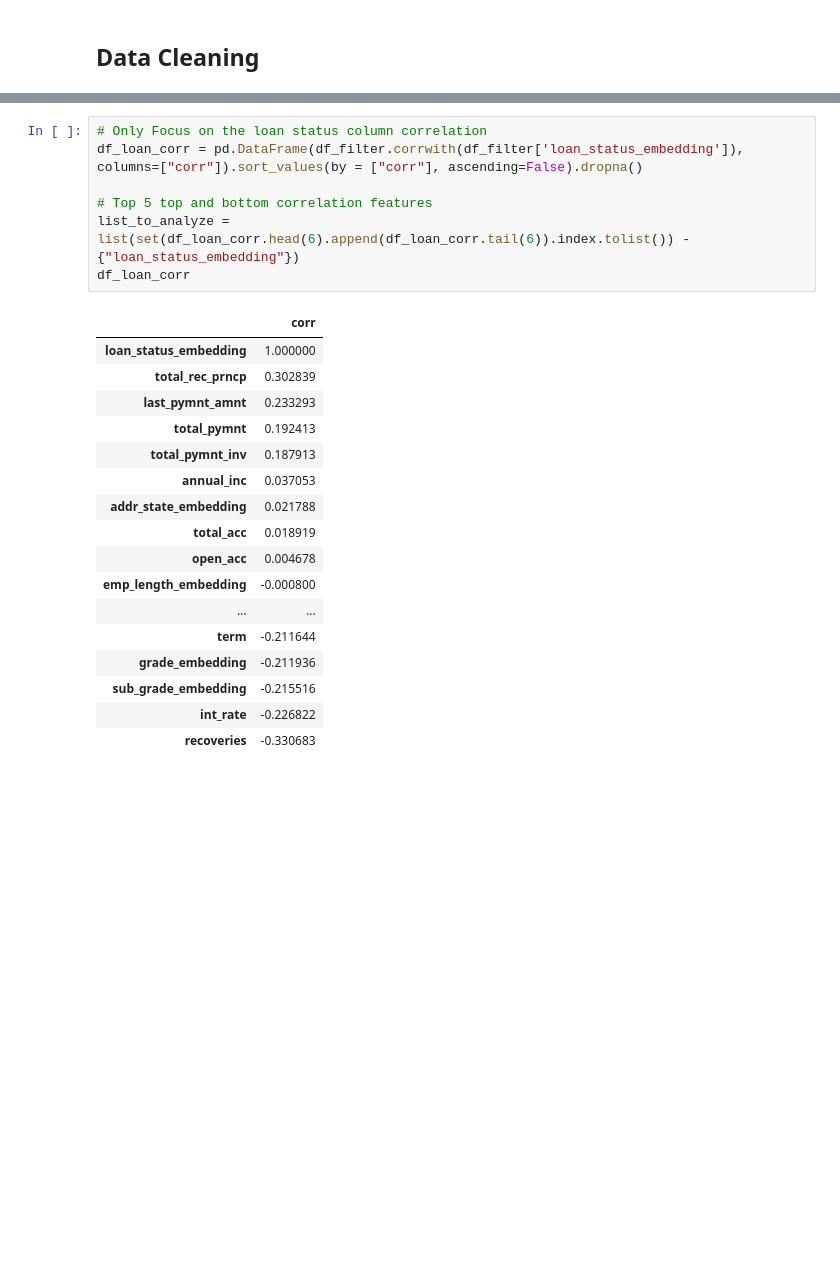
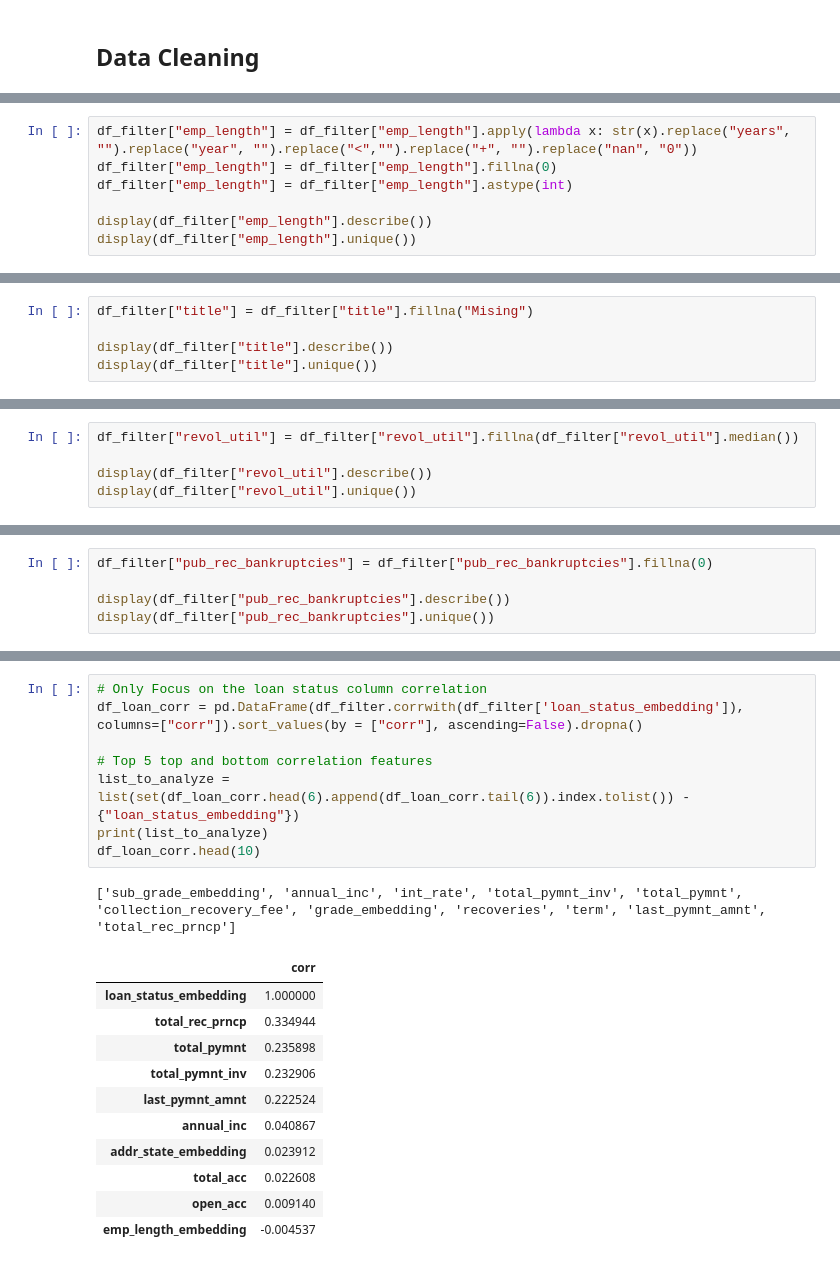
Before and after one commit to bigredbug47/LendingClubCase-Study, a Jupyter notebook: LendingClubCase.ipynb, the cells around one changed output, grey strips where cells are left out. Drawn from its saved outputs; the diff is of its cells as text; blank space fills up the shorter version.

```diff
--- a/LendingClubCase.ipynb
+++ b/LendingClubCase.ipynb
@@ -262,0 +316,7 @@ df_filter.shape
+# %%
+df_filter["emp_length"] = df_filter["emp_length"].apply(lambda x: str(x).replace("years", "").replace("year", "").replace("<","").replace("+", "").replace("nan", "0"))
+df_filter["emp_length"] = df_filter["emp_length"].fillna(0)
+df_filter["emp_length"] = df_filter["emp_length"].astype(int)
+
+display(df_filter["emp_length"].describe())
+display(df_filter["emp_length"].unique())
@@ -262,0 +334,5 @@ df_filter.shape
+# %%
+df_filter["title"] = df_filter["title"].fillna("Mising")
+
+display(df_filter["title"].describe())
+display(df_filter["title"].unique())
@@ -262,0 +348,5 @@ df_filter.shape
+# %%
+df_filter["revol_util"] = df_filter["revol_util"].fillna(df_filter["revol_util"].median())
+
+display(df_filter["revol_util"].describe())
+display(df_filter["revol_util"].unique())
@@ -262,0 +365,5 @@ df_filter.shape
+# %%
+df_filter["pub_rec_bankruptcies"] = df_filter["pub_rec_bankruptcies"].fillna(0)
+
+display(df_filter["pub_rec_bankruptcies"].describe())
+display(df_filter["pub_rec_bankruptcies"].unique())
@@ -284,25 +406,21 @@ sb.heatmap(corr, annot=False, mask=mask,
 # %%
 # Only Focus on the loan status column correlation
 df_loan_corr = pd.DataFrame(df_filter.corrwith(df_filter['loan_status_embedding']), columns=["corr"]).sort_values(by = ["corr"], ascending=False).dropna()
 
 # Top 5 top and bottom correlation features
 list_to_analyze = list(set(df_loan_corr.head(6).append(df_loan_corr.tail(6)).index.tolist()) - {"loan_status_embedding"})
-df_loan_corr
+print(list_to_analyze)
+df_loan_corr.head(10)
 # %% [output]
+['sub_grade_embedding', 'annual_inc', 'int_rate', 'total_pymnt_inv', 'total_pymnt', 'collection_recovery_fee', 'grade_embedding', 'recoveries', 'term', 'last_pymnt_amnt', 'total_rec_prncp']
 |  | corr |
 | loan_status_embedding | 1.000000 |
-| total_rec_prncp | 0.302839 |
-| last_pymnt_amnt | 0.233293 |
-| total_pymnt | 0.192413 |
-| total_pymnt_inv | 0.187913 |
-| annual_inc | 0.037053 |
-| addr_state_embedding | 0.021788 |
-| total_acc | 0.018919 |
-| open_acc | 0.004678 |
-| emp_length_embedding | -0.000800 |
-| ... | ... |
-| term | -0.211644 |
-| grade_embedding | -0.211936 |
-| sub_grade_embedding | -0.215516 |
-| int_rate | -0.226822 |
-| recoveries | -0.330683 |
+| total_rec_prncp | 0.334944 |
+| total_pymnt | 0.235898 |
+| total_pymnt_inv | 0.232906 |
+| last_pymnt_amnt | 0.222524 |
+| annual_inc | 0.040867 |
+| addr_state_embedding | 0.023912 |
+| total_acc | 0.022608 |
+| open_acc | 0.009140 |
+| emp_length_embedding | -0.004537 |
```
Also changed, not shown: parts of 54 cells of this notebook.
